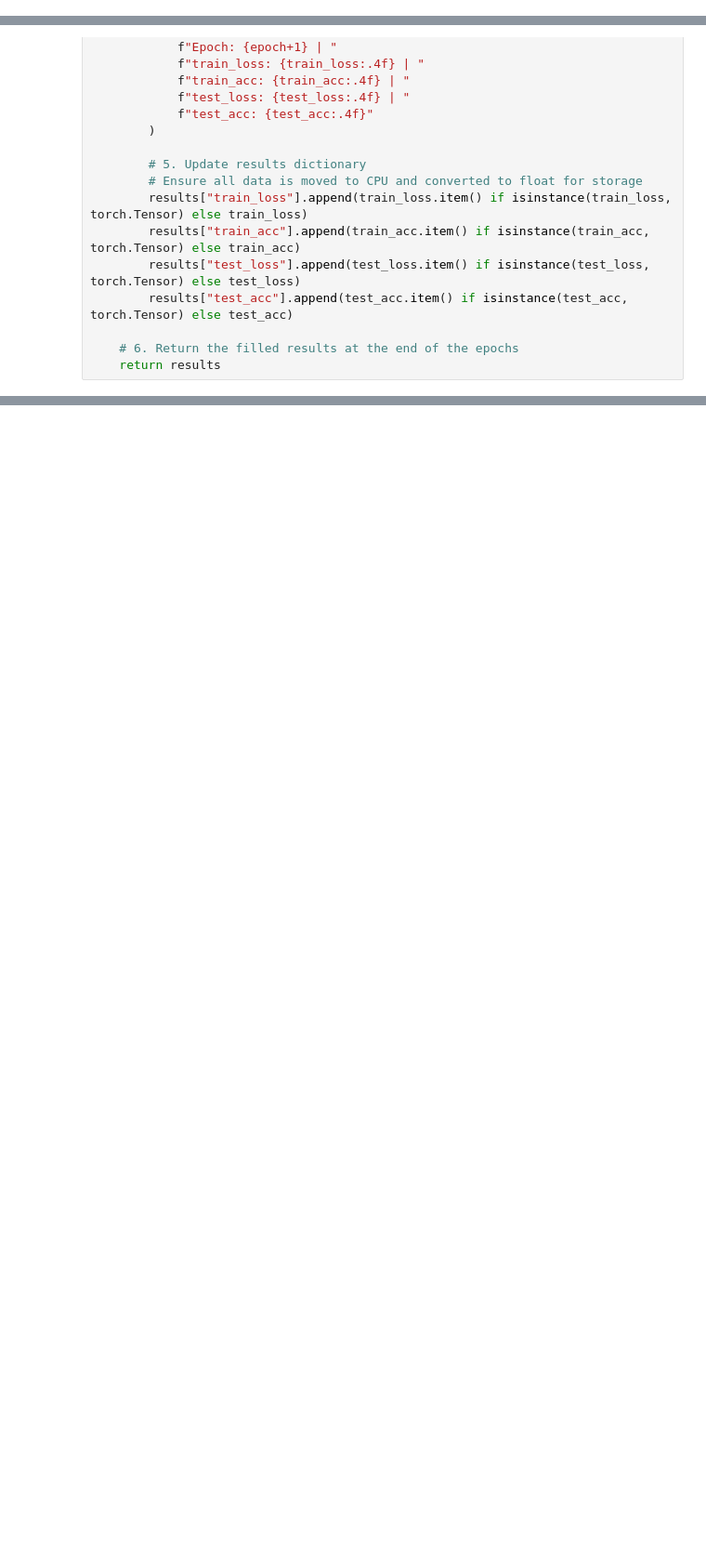
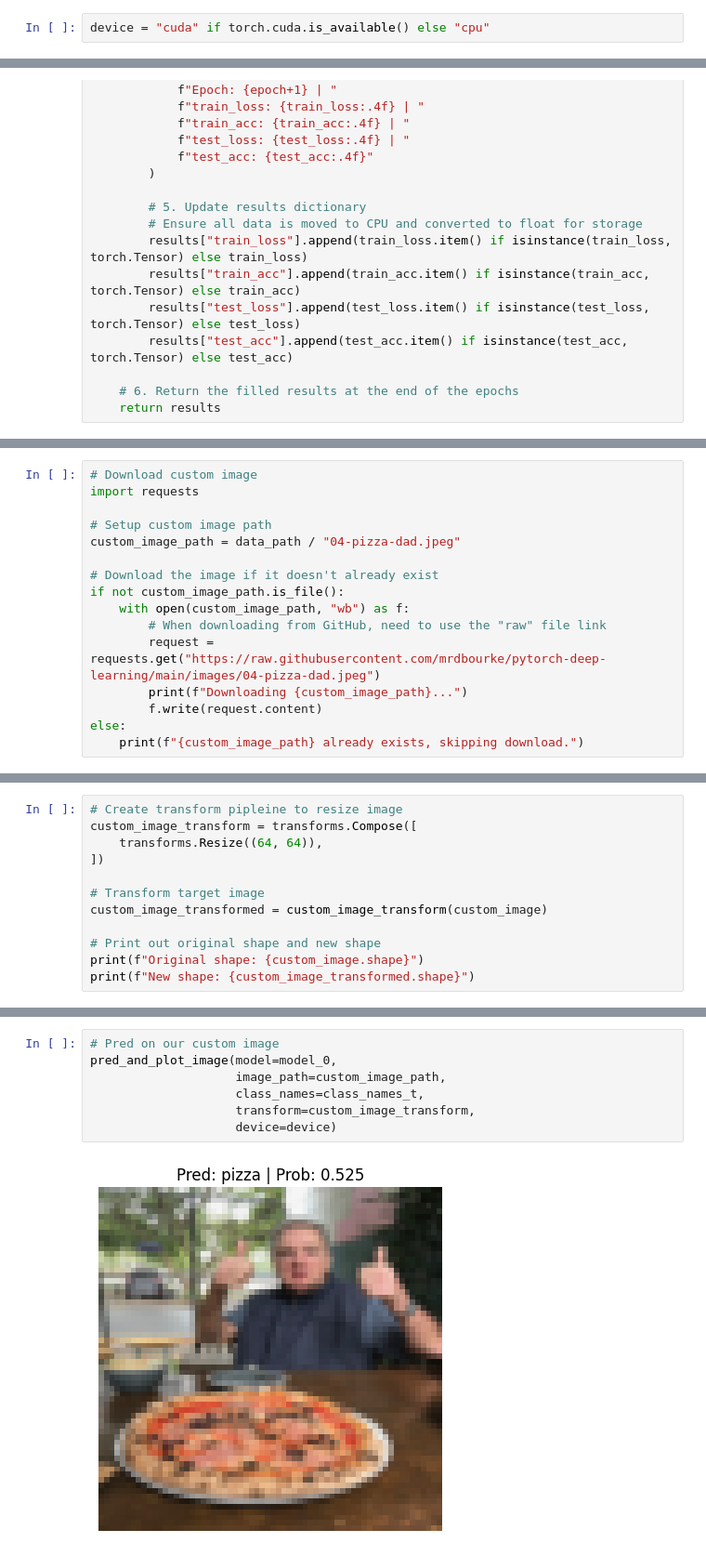
Before and after one commit to saai07/TinyVGG-CNN-Model, a Jupyter notebook: TinyVGG_WITH_custom_dataset.ipynb, the cells around one changed output, grey strips where cells are left out. Shown at 93% size. Saved outputs shown, nothing was run; the diff lists cells and outputs as text; blank space fills up the shorter version.

```diff
--- a/TinyVGG_WITH_custom_dataset.ipynb
+++ b/TinyVGG_WITH_custom_dataset.ipynb
@@ -777,6 +777,8 @@ Estimated Total Size (MB): 24.40
 
 `train_step()` - takes in a model dataLaoder and trains the model on the dataloader.
 `test_step()` - takes in a model dataLoader and evaluates the model on the dataLoader.
+# %%
+device = "cuda" if torch.cuda.is_available() else "cpu"
 # %%
 def train_step(model: torch.nn.Module,
                dataloader: torch.utils.data.DataLoader,
@@ -941,0 +962,16 @@ print(f"Sample Loss: {sample_loss}, Sample Accuracy: {sample_acc}")
+# %%
+# Download custom image
+import requests
+
+# Setup custom image path
+custom_image_path = data_path / "04-pizza-dad.jpeg"
+
+# Download the image if it doesn't already exist
+if not custom_image_path.is_file():
+    with open(custom_image_path, "wb") as f:
+        # When downloading from GitHub, need to use the "raw" file link
+        request = requests.get("https://raw.githubusercontent.com/mrdbourke/pytorch-deep-learning/main/images/04-pizza-dad.jpeg")
+        print(f"Downloading {custom_image_path}...")
+        f.write(request.content)
+else:
+    print(f"{custom_image_path} already exists, skipping download.")
@@ -941,0 +1011,12 @@ print(f"Sample Loss: {sample_loss}, Sample Accuracy: {sample_acc}")
+# %%
+# Create transform pipleine to resize image
+custom_image_transform = transforms.Compose([
+    transforms.Resize((64, 64)),
+])
+
+# Transform target image
+custom_image_transformed = custom_image_transform(custom_image)
+
+# Print out original shape and new shape
+print(f"Original shape: {custom_image.shape}")
+print(f"New shape: {custom_image_transformed.shape}")
@@ -941,0 +1106,9 @@ print(f"Sample Loss: {sample_loss}, Sample Accuracy: {sample_acc}")
+# %%
+# Pred on our custom image
+pred_and_plot_image(model=model_0,
+                    image_path=custom_image_path,
+                    class_names=class_names_t,
+                    transform=custom_image_transform,
+                    device=device)
+# %% [output]
+[figure, added]
```
Also changed, not shown: parts of 19 cells of this notebook.
